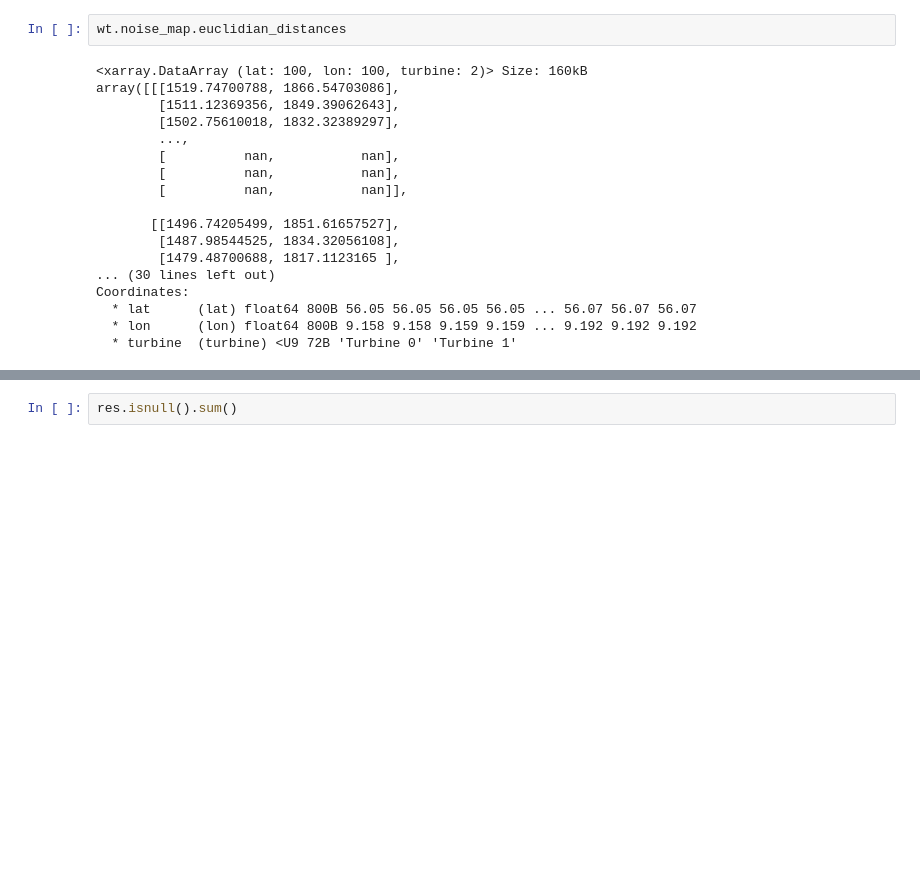
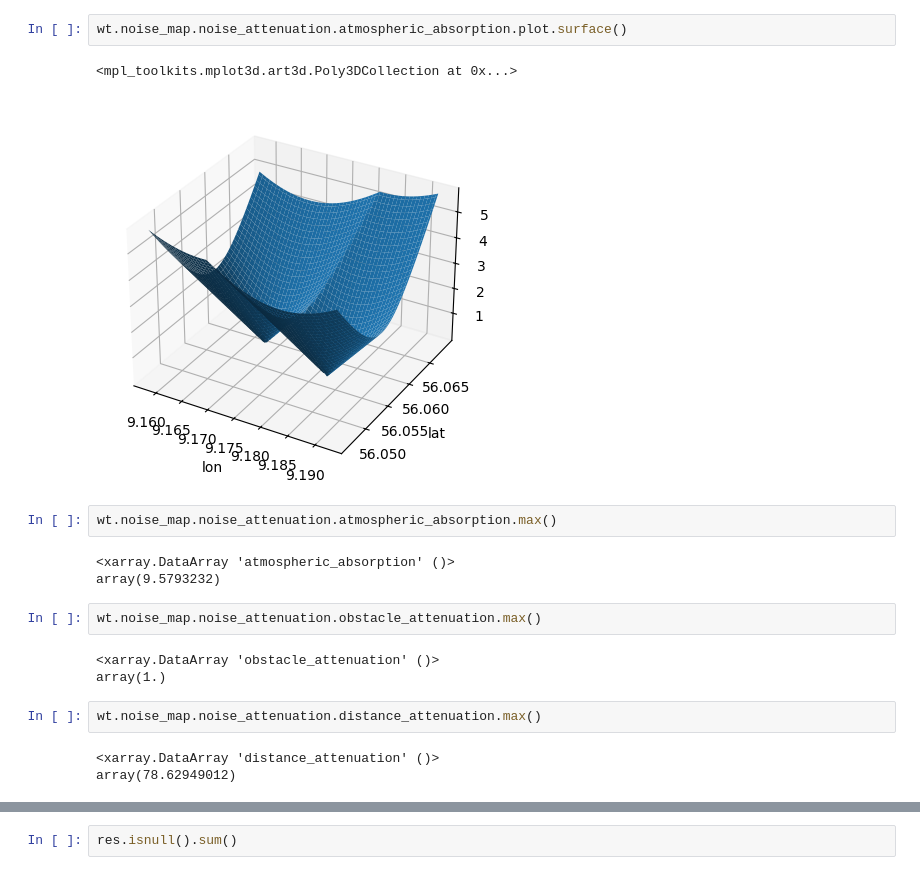
Before and after one commit to nmcdtu/windwhisper, a Jupyter notebook: dev/generate_noise_map.ipynb, the cells around one changed output, grey strips where cells are left out. Drawn from its saved outputs; the diff is of its cells as text; blank space fills up the shorter version.

```diff
--- a/dev/generate_noise_map.ipynb
+++ b/dev/generate_noise_map.ipynb
@@ -42,20 +50,20 @@ Bounding box dimensions: 2499.052965673787m x 2120.4235186663545m
 # %%
-wt.noise_map.euclidian_distances
+wt.noise_map.noise_attenuation.atmospheric_absorption.plot.surface()
 # %% [output]
-<xarray.DataArray (lat: 100, lon: 100, turbine: 2)> Size: 160kB
-array([[[1519.74700788, 1866.54703086],
-        [1511.12369356, 1849.39062643],
-        [1502.75610018, 1832.32389297],
-        ...,
-        [          nan,           nan],
-        [          nan,           nan],
-        [          nan,           nan]],
-
-       [[1496.74205499, 1851.61657527],
-        [1487.98544525, 1834.32056108],
-        [1479.48700688, 1817.1123165 ],
-... (30 lines left out)
-Coordinates:
-  * lat      (lat) float64 800B 56.05 56.05 56.05 56.05 ... 56.07 56.07 56.07
-  * lon      (lon) float64 800B 9.158 9.158 9.159 9.159 ... 9.192 9.192 9.192
-  * turbine  (turbine) <U9 72B 'Turbine 0' 'Turbine 1'
+<mpl_toolkits.mplot3d.art3d.Poly3DCollection at 0x...>
+[figure, added]
+# %%
+wt.noise_map.noise_attenuation.atmospheric_absorption.max()
+# %% [output]
+<xarray.DataArray 'atmospheric_absorption' ()>
+array(9.5793232)
+# %%
+wt.noise_map.noise_attenuation.obstacle_attenuation.max()
+# %% [output]
+<xarray.DataArray 'obstacle_attenuation' ()>
+array(1.)
+# %%
+wt.noise_map.noise_attenuation.distance_attenuation.max()
+# %% [output]
+<xarray.DataArray 'distance_attenuation' ()>
+array(78.62949012)
```
Also changed, not shown: parts of 7 cells of this notebook, 6 other files.
